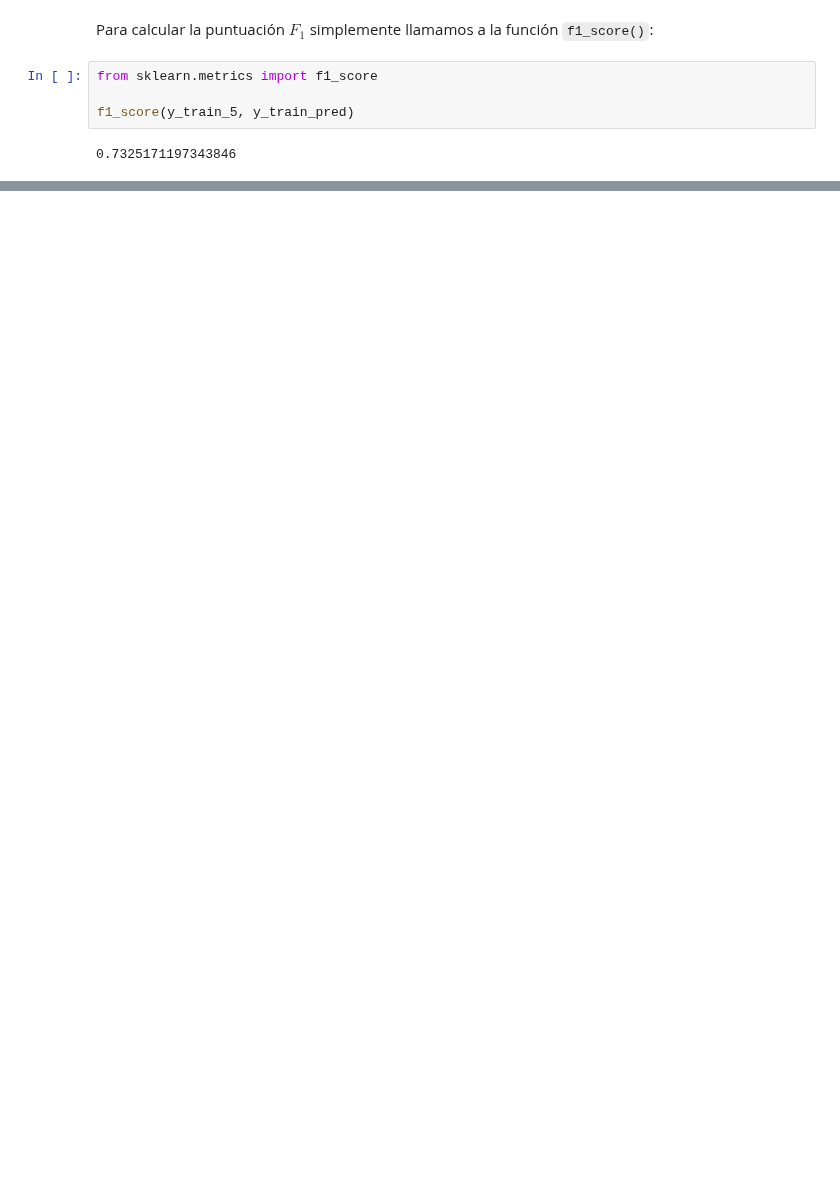
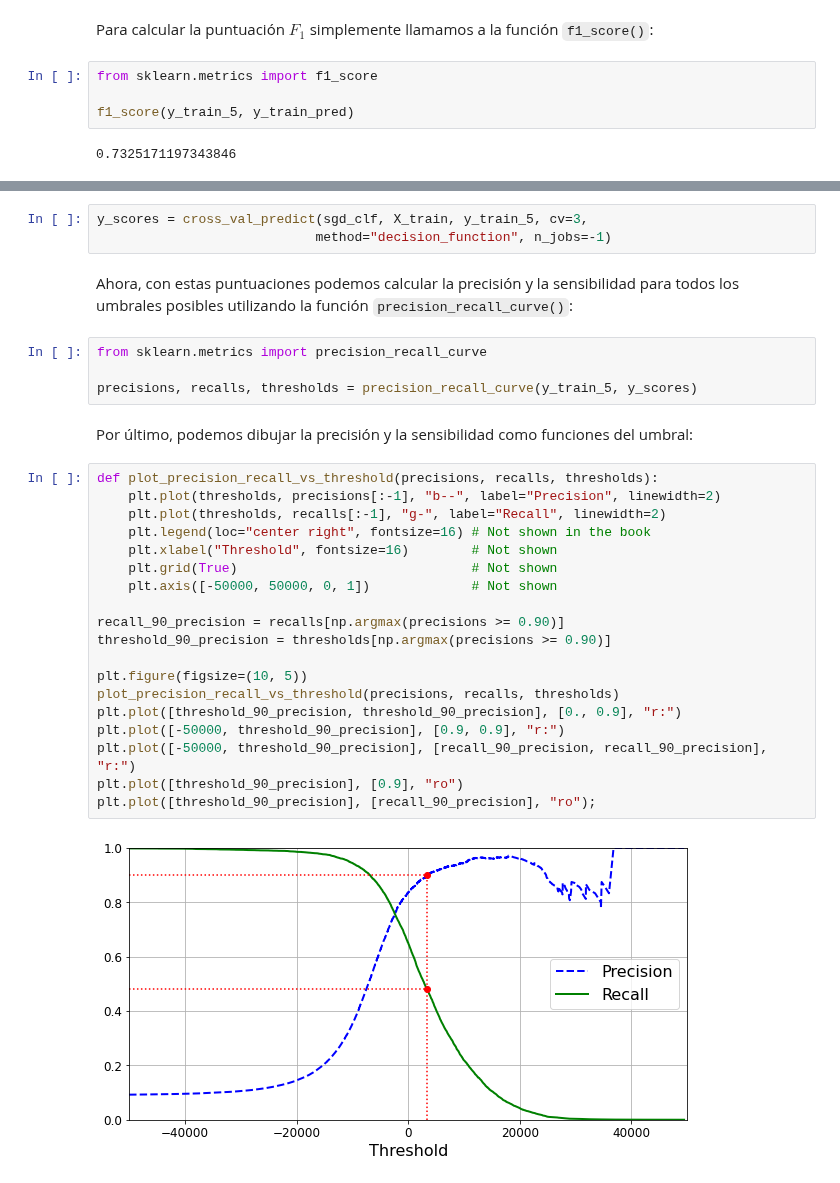
Before and after one commit to SgtSteiner/DataScience, a Jupyter notebook: handson-ml/Ch.03.Clasificación.ipynb, the cells around one changed output, grey strips where cells are left out. Saved outputs shown, nothing was run; the diff lists cells and outputs as text; blank space fills up the shorter version.

```diff
--- a/handson-ml/Ch.03.Clasificación.ipynb
+++ b/handson-ml/Ch.03.Clasificación.ipynb
@@ -281,0 +314,32 @@ Desafortunadamente, no podemos tenerlo de las dos maneras: aumentar la precisió
+# %%
+y_scores = cross_val_predict(sgd_clf, X_train, y_train_5, cv=3,
+                            method="decision_function", n_jobs=-1)
+# %% [markdown]
+Ahora, con estas puntuaciones podemos calcular la precisión y la sensibilidad para todos los umbrales posibles utilizando la función `precision_recall_curve()`:
+# %%
+from sklearn.metrics import precision_recall_curve
+
+precisions, recalls, thresholds = precision_recall_curve(y_train_5, y_scores)
+# %% [markdown]
+Por último, podemos dibujar la precisión y la sensibilidad como funciones del umbral:
+# %%
+def plot_precision_recall_vs_threshold(precisions, recalls, thresholds):
+    plt.plot(thresholds, precisions[:-1], "b--", label="Precision", linewidth=2)
+    plt.plot(thresholds, recalls[:-1], "g-", label="Recall", linewidth=2)
+    plt.legend(loc="center right", fontsize=16) # Not shown in the book
+    plt.xlabel("Threshold", fontsize=16)        # Not shown
+    plt.grid(True)                              # Not shown
+    plt.axis([-50000, 50000, 0, 1])             # Not shown
+
+recall_90_precision = recalls[np.argmax(precisions >= 0.90)]
+threshold_90_precision = thresholds[np.argmax(precisions >= 0.90)]
+
+plt.figure(figsize=(10, 5))
+plot_precision_recall_vs_threshold(precisions, recalls, thresholds)
+plt.plot([threshold_90_precision, threshold_90_precision], [0., 0.9], "r:")
+plt.plot([-50000, threshold_90_precision], [0.9, 0.9], "r:")
+plt.plot([-50000, threshold_90_precision], [recall_90_precision, recall_90_precision], "r:")
+plt.plot([threshold_90_precision], [0.9], "ro")
+plt.plot([threshold_90_precision], [recall_90_precision], "ro");
+# %% [output]
+[figure, added]
```
Also changed, not shown: parts of 69 cells of this notebook, 4 other files.
